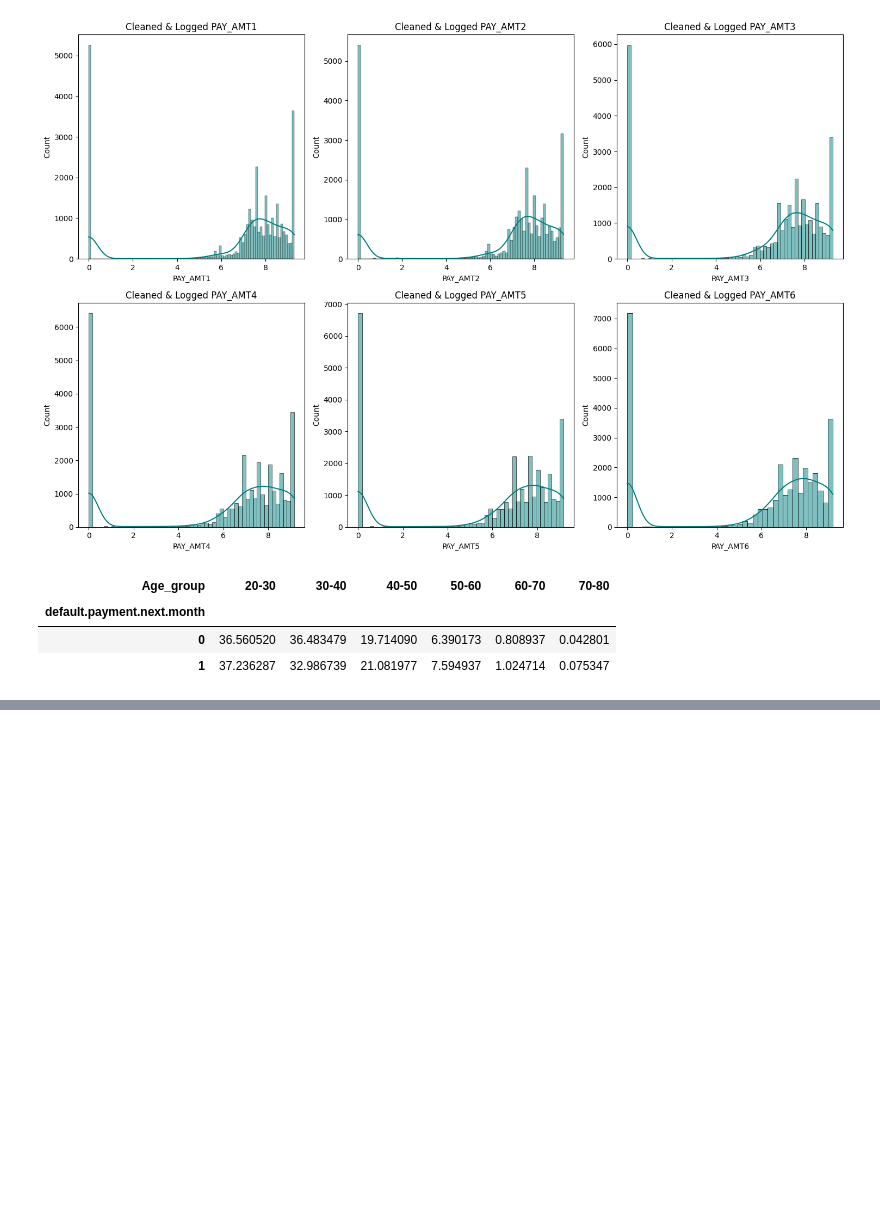
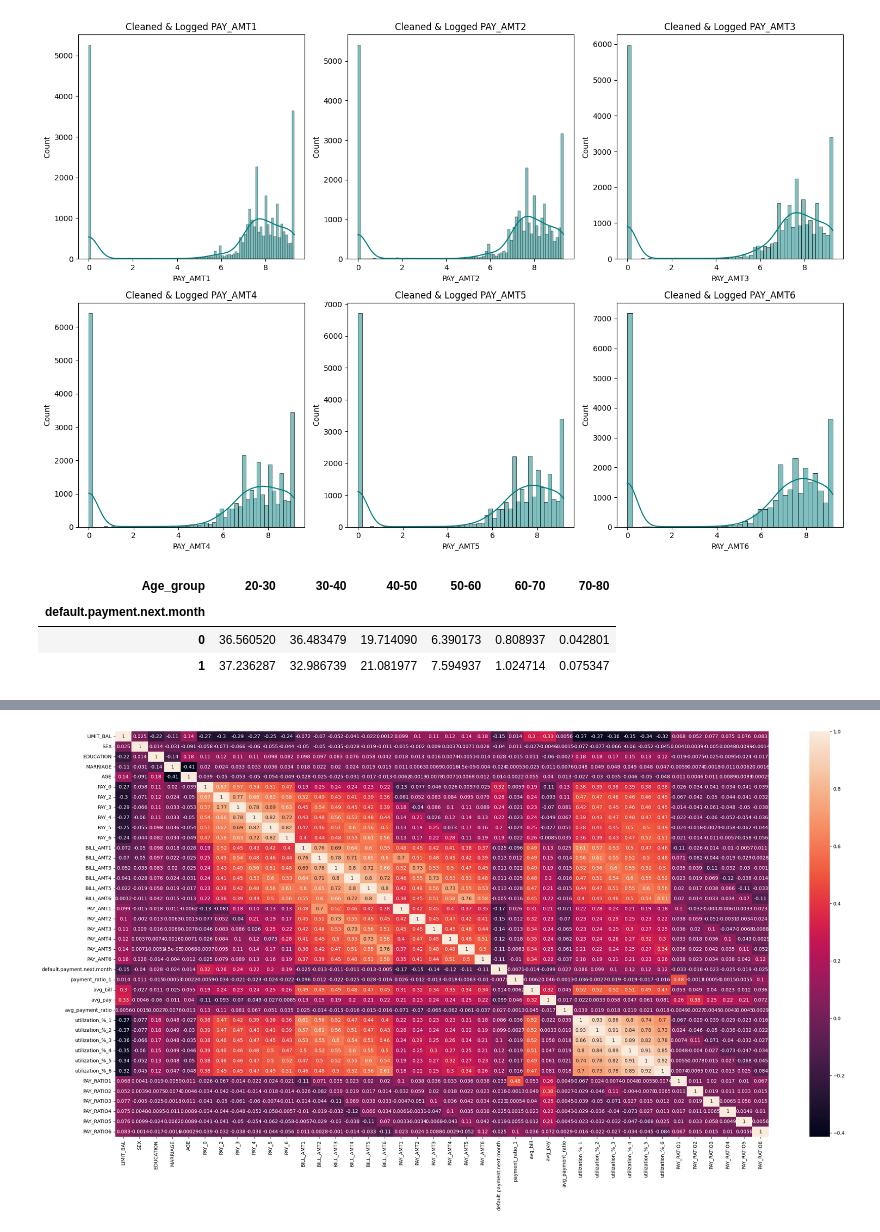
Before and after one commit to Koresrimanth/testgit, a Jupyter notebook: ml.ipynb, the cells around one changed output, grey strips where cells are left out. Cells and saved outputs as stored; diff of their text form; code cells hidden in the pictures; blank space fills up the shorter version.

```diff
--- a/ml.ipynb
+++ b/ml.ipynb
@@ -320,0 +331,4 @@ Index(['ID', 'LIMIT_BAL', 'SEX', 'EDUCATION', 'MARRIAGE', 'AGE', 'PAY_0',
+# %%
+correlation_check_col=df.drop(columns=['Age_group','ID'])
+correlation_values=correlation_check_col.corr()
+correlation_values['default.payment.next.month'].sort_values(ascending=True)
@@ -320,0 +353,7 @@ Index(['ID', 'LIMIT_BAL', 'SEX', 'EDUCATION', 'MARRIAGE', 'AGE', 'PAY_0',
+# %%
+#heat map
+plt.figure(figsize=(30,15))
+sns.heatmap(correlation_values,annot=True)
+plt.show()
+# %% [output]
+[figure, added]
```
Also changed, not shown: parts of 42 cells of this notebook.
